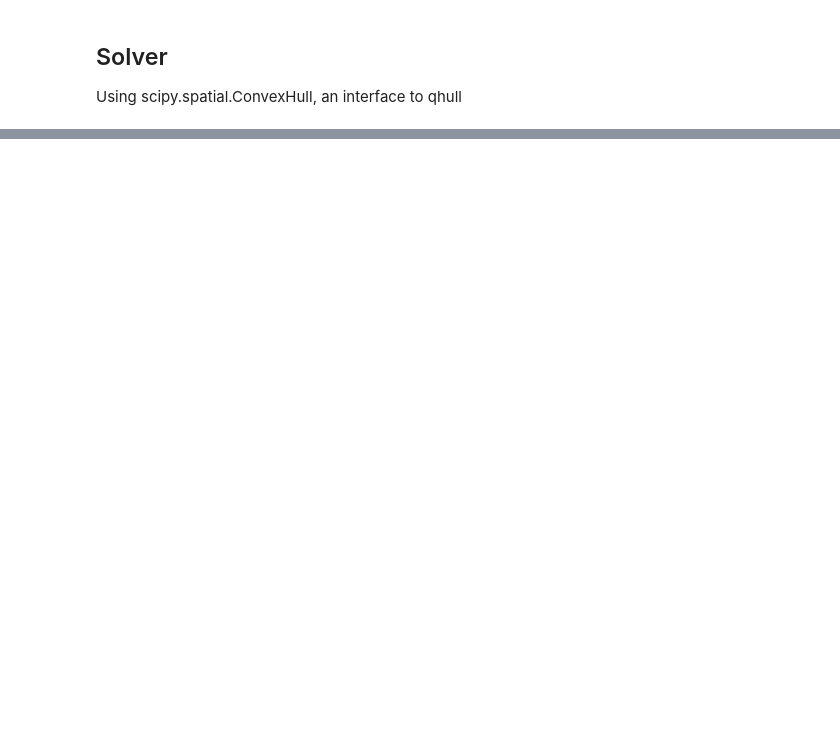
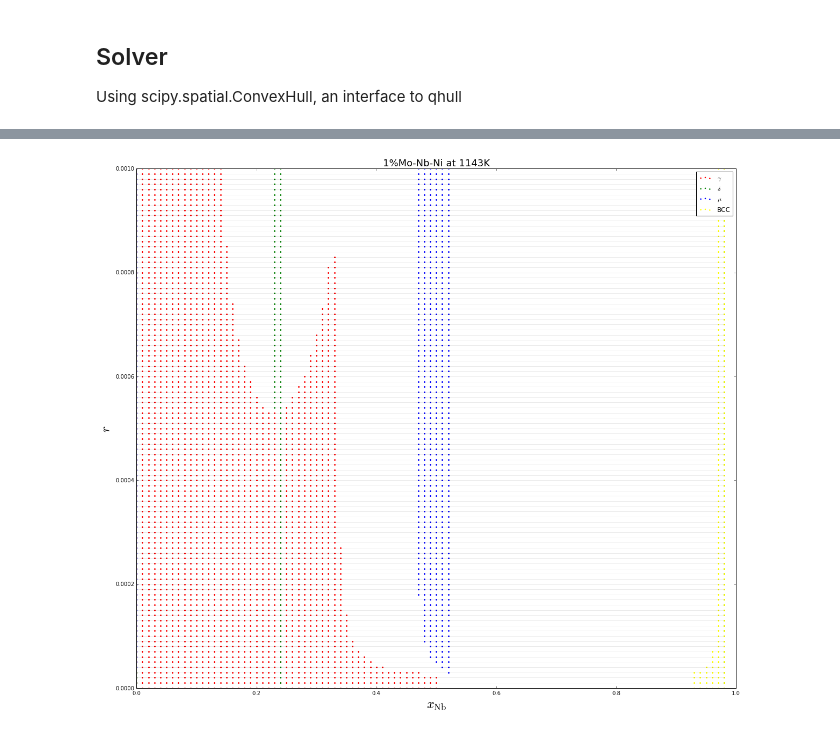
Before and after one commit to usnistgov/phasefield-precipitate-aging, a Jupyter notebook: CALPHAD_qhull.ipynb, the cells around one changed output, grey strips where cells are left out. Cells and saved outputs as stored; diff of their text form; code cells hidden in the pictures; blank space fills up the shorter version.

```diff
--- a/CALPHAD_qhull.ipynb
+++ b/CALPHAD_qhull.ipynb
@@ -389,0 +396,47 @@ plt.show()
+# %%
+# Prepare arrays for plotting
+X = [[],[],[],[]]
+Y = [[],[],[],[]]
+tielines = []
+
+for r in range(density):
+    myI = []
+    myR = []
+    myN = []
+    myG = []
+    for n in range(len(allR)):
+        if allR[n]==r:
+            myI.append(allID[n]) # phase ID
+            myR.append(rmin + allR[n] * (rmax - rmin) / (density - 1))  # radius
+            myN.append(allNb[n]) # Nb conc
+            myG.append(allG[n])  # Gibbs energy
+    points = np.array([myN, myG]).T
+    hull = ConvexHull(points)
+
+    for simplex in hull.simplices:
+        for i in simplex:
+            Y[myI[i]].append(myR[i])
+            X[myI[i]].append(myN[i])
+            for j in simplex:
+                if myI[i]==myI[j]:
+                    pass
+                tielines.append([[myN[i], myN[j]],
+                                 [myR[i], myR[j]]])
+# %%
+# Plot phase diagram
+pltsize = 20
+plt.figure(figsize=(pltsize, rt3by2*pltsize))
+plt.title("1%%Mo-Nb-Ni at %.0fK"%temp, fontsize=18)
+plt.xlim([0,1])
+plt.ylim([0,1.01*rmax])
+plt.xlabel(r'$x_\mathrm{Nb}$', fontsize=24)
+plt.ylabel(r'$r$', fontsize=24)
+#plt.yscale('log')
+for tie in tielines:
+    plt.plot(tie[0], tie[1], '-k', alpha=0.02)
+for i in range(len(labels)):
+    plt.scatter(X[i], Y[i], color=colors[i], s=2.5, label=labels[i])
+plt.legend(loc='best')
+plt.show()
+# %% [output]
+[figure, added]
```
Also changed, not shown: parts of 11 cells of this notebook.
